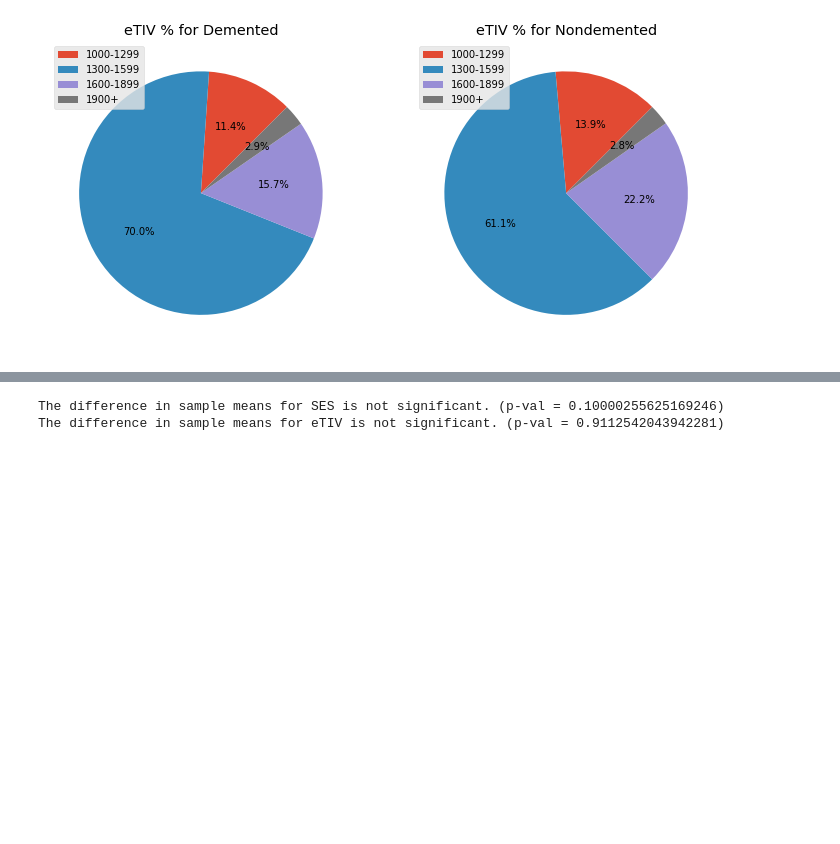
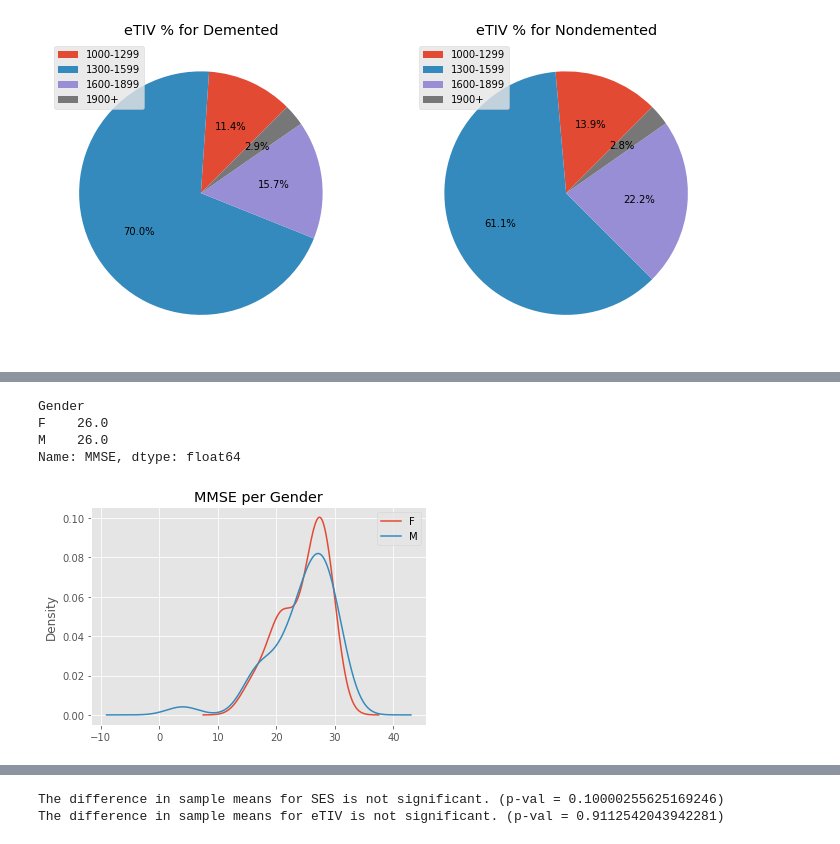
Before and after one commit to madhavi-r/Mashya_repo, a Jupyter notebook: final-notebook.ipynb, the cells around one changed output, grey strips where cells are left out. Cells and saved outputs as stored; diff of their text form; code cells hidden in the pictures; blank space fills up the shorter version.

```diff
--- a/final-notebook.ipynb
+++ b/final-notebook.ipynb
@@ -279 +314,15 @@ plt.savefig('wbv_dens.png')
 [figure]
+# %%
+# density plot for MMSE by gender
+keep_last.loc[keep_last['Group'] == 'Demented'].groupby('Gender')['MMSE'].plot.kde()
+plt.legend()
+plt.title('MMSE per Gender')
+keep_last.loc[keep_last['Group'] == 'Demented'].groupby('Gender')['MMSE'].median()
+
+# plt.savefig('mmse_gender_dens.png')
+# %% [output]
+Gender
+F    26.0
+M    26.0
+Name: MMSE, dtype: float64
+[figure, added]
```
Also changed, not shown: parts of 13 cells of this notebook.
